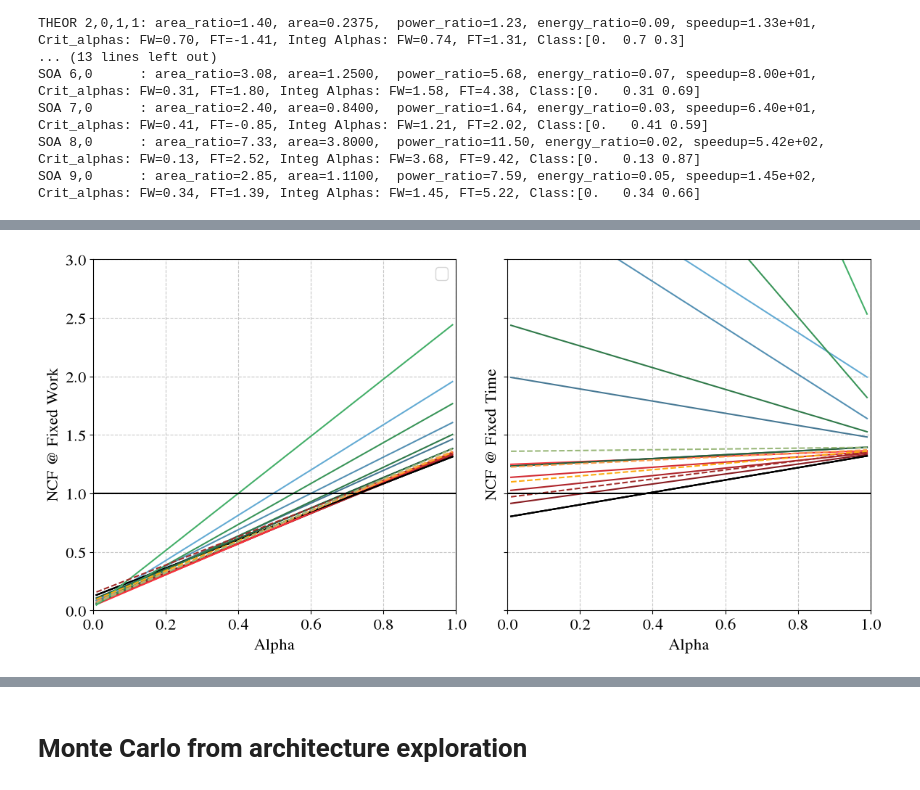
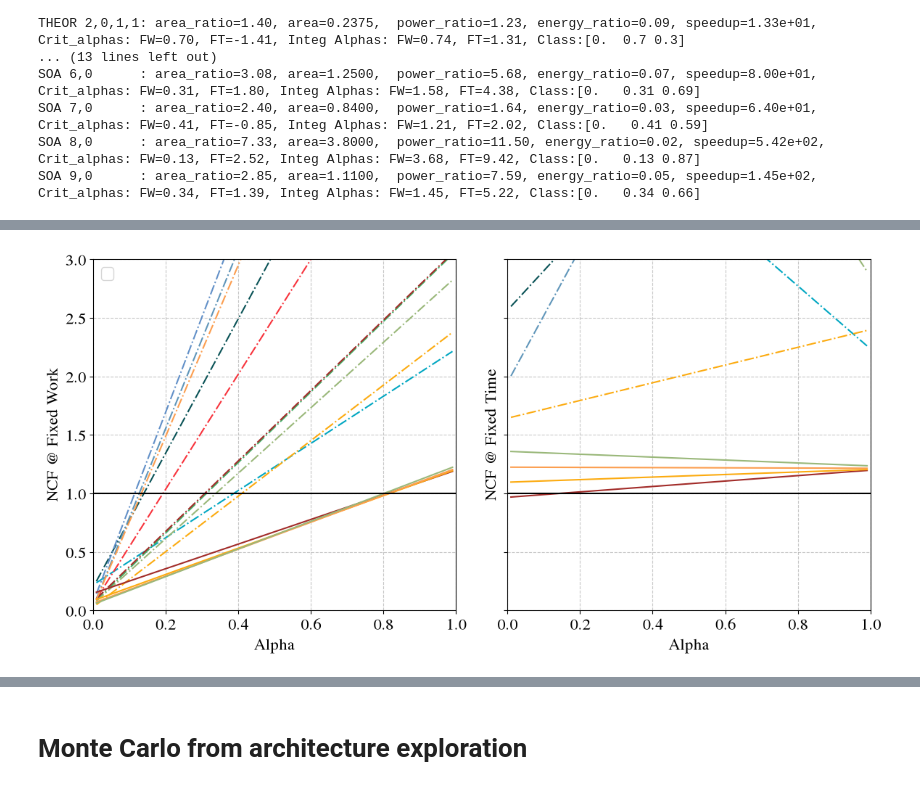
Before and after one commit to PolMaistriaux/IoT_Node_Modeling, a Jupyter notebook: Test_new_applications/Notebook_ASI_Framework.ipynb, the cells around one changed output, grey strips where cells are left out. Drawn from its saved outputs; the diff is of its cells as text; code cells hidden in the pictures.

```diff
--- a/Test_new_applications/Notebook_ASI_Framework.ipynb
+++ b/Test_new_applications/Notebook_ASI_Framework.ipynb
@@ -125,6 +125,8 @@ baseline_techNode= 65 #10
 baseline_energy  = nFFT* 5.7e-9
 baseline_latency = nFFT* 80
 baseline_power   = baseline_energy / baseline_latency
+
+area_overlap = 0 #0.095
 # %%
 # ----------------------------------------------------------------------
 #           RATIO
@@ -142,7 +144,7 @@ pipe_theor_Power          = pipe_theor_Energy       / pipe_theor_Latency
 
 # ----------------------------------------------------------------------
 
-theor_Area             = np.array([pipe_theor_Area         ,  para_theor_Area     ,  pipePara_theor_Area])
+theor_Area             = np.array([pipe_theor_Area         ,  para_theor_Area     ,  pipePara_theor_Area]) - area_overlap
 theor_Latency          = np.array([pipe_theor_Latency      ,  para_theor_Latency  ,  pipePara_theor_Latency])
 theor_Energy           = np.array([pipe_theor_Energy       ,  para_theor_Energy   ,  pipePara_theor_Energy])
 theor_Speedup          = np.array([pipe_theor_Speedup      ,  para_theor_Speedup  ,  pipePara_theor_Speedup])
@@ -150,7 +152,7 @@ theor_Power            = np.array([pipe_theor_Power        ,  para_theor_Power
 
 # ----------------------------------------------------------------------
 
-para_theor_area_ratio    = (para_theor_Area[:,:,np.newaxis]+baseline_area)    / baseline_area
+para_theor_area_ratio    = (para_theor_Area[:,:,np.newaxis]+baseline_area - area_overlap)    / baseline_area
 para_theor_power_ratio   = para_theor_Power   / baseline_power
 para_theor_energy_ratio  = para_theor_Energy  / baseline_energy
 para_theor_latency_ratio = para_theor_Latency / baseline_latency
@@ -158,7 +160,7 @@ para_theor_speedup_ratio = 1/(para_theor_latency_ratio)
 
 
 # ----------------------------------------------------------------------
-pipe_theor_area_ratio    = (pipe_theor_Area[:,:,np.newaxis]+baseline_area)    / baseline_area
+pipe_theor_area_ratio    = (pipe_theor_Area[:,:,np.newaxis]+baseline_area - area_overlap)    / baseline_area
 pipe_theor_power_ratio   = pipe_theor_Power   / baseline_power
 pipe_theor_energy_ratio  = pipe_theor_Energy  / baseline_energy
 pipe_theor_latency_ratio = pipe_theor_Latency / baseline_latency
@@ -166,7 +168,7 @@ pipe_theor_speedup_ratio = 1/(pipe_theor_latency_ratio)
 
 
 # ----------------------------------------------------------------------
-pipePara_theor_area_ratio    = (pipePara_theor_Area[:,:,np.newaxis]+baseline_area)    / baseline_area
+pipePara_theor_area_ratio    = (pipePara_theor_Area[:,:,np.newaxis]+baseline_area - area_overlap)    / baseline_area
 pipePara_theor_power_ratio   = pipePara_theor_Power   / baseline_power
 pipePara_theor_energy_ratio  = pipePara_theor_Energy  / baseline_energy
 pipePara_theor_latency_ratio = pipePara_theor_Latency / baseline_latency
@@ -186,7 +188,7 @@ theor_speedup_ratio     = np.array([pipe_theor_speedup_ratio    , para_theor_spe
 
 #----------------------------------------------------------------------------------
 
-our_Area           = np.array([0.119    , 0.123    , 0.129    , 0.141    ] )  +0.095
+our_Area           = np.array([0.119    , 0.123    , 0.129    , 0.141    ] )
 our_NFFT           = np.array([4096     , 4096     , 4096     , 4096     ] )
 our_Latency_pFFT   = np.array([98423    , 49250    , 32883    , 24723    ] )  /2
 our_Energy_pFFT    = np.array([3388.9   , 1922.4   , 1434.1   , 1197.6    ] ) *1e-9
@@ -590,6 +442,7 @@ plt.show()
 # %%
-plot_soa = 0
-plot_our = 1
+plot_soa   = 1
+plot_our   = 1
+plot_theor = 0
 
 # Plot the operation footprint vs FFT throughput
 fig, ax = plt.subplots(len(baseline_area),2,figsize=(12*len(baseline_area), 6), sharey='row', squeeze=False)
@@ -601,41 +454,41 @@ for a in range(len(baseline_area)):
     ax[a,0].grid(True, which='both', linestyle='--', alpha=0.7)
     ax[a,1].grid(True, which='both', linestyle='--', alpha=0.7)
 
     # Add our accelerator
-
-    for k in range(3):
-        for d, j in enumerate(analysis_Mem_type):
-            p = ax[a,0].plot(alpha_studied,   theor_ncf_res[:,a,k,0,d,0],   color = 'black' , linestyle ='-')
-            p = ax[a,1].plot(alpha_studied,   theor_ncf_res[:,a,k,0,d,1],   color = 'black' , linestyle ='-')
-        for i in range(1,arch_Dim):
+    if plot_theor:
+        for k in range(3):
             for d, j in enumerate(analysis_Mem_type):
-                p = ax[a,0].plot(alpha_studied,   theor_ncf_res[:,a,k,i,d,0],   color = color_array[k,i] , linestyle ='-')
-                p = ax[a,1].plot(alpha_studied,   theor_ncf_res[:,a,k,i,d,1],   color = color_array[k,i] , linestyle ='-')
+                p = ax[a,0].plot(alpha_studied,   theor_ncf_res[:,a,k,0,d,0],   color = 'black' , linestyle ='-')
+                p = ax[a,1].plot(alpha_studied,   theor_ncf_res[:,a,k,0,d,1],   color = 'black' , linestyle ='-')
+            for i in range(1,arch_Dim):
+                for d, j in enumerate(analysis_Mem_type):
+                    p = ax[a,0].plot(alpha_studied,   theor_ncf_res[:,a,k,i,d,0],   color = color_array[k,i] , linestyle ='-')
+                    p = ax[a,1].plot(alpha_studied,   theor_ncf_res[:,a,k,i,d,1],   color = color_array[k,i] , linestyle ='-')
 
     if plot_soa:
         for i in range(soa_area_ratio.shape[0]):
             p = ax[a,0].plot(alpha_studied,   soa_ncf_res[:,a,i,0],   color = listColor[i] , linestyle ='-.')
             p = ax[a,1].plot(alpha_studied,   soa_ncf_res[:,a,i,1],   color = listColor[i] , linestyle ='-.')
 
     if plot_our:
         for i in range(our_area_ratio.shape[0]):
-            p = ax[a,0].plot(alpha_studied,   our_ncf_res[:,a,i,0],   color = listColor[i+6] , linestyle ='--')
-            p = ax[a,1].plot(alpha_studied,   our_ncf_res[:,a,i,1],   color = listColor[i+6] , linestyle ='--')
+            p = ax[a,0].plot(alpha_studied,   our_ncf_res[:,a,i,0],   color = listColor[i+6] , linestyle ='-')
+            p = ax[a,1].plot(alpha_studied,   our_ncf_res[:,a,i,1],   color = listColor[i+6] , linestyle ='-')
 
     ax[a,0].hlines(y=1,xmin = 0, xmax=1, color= "black")
     ax[a,1].hlines(y=1,xmin = 0, xmax=1, color= "black")
     ax[a,0].set_ylim([0,3])
     ax[a,1].set_ylim([0,3])
     ax[a,0].set_xlim([0,1])
     ax[a,1].set_xlim([0,1])
     ax[a,0].set_xlabel("Alpha")
     ax[a,1].set_xlabel("Alpha")
     ax[a,0].set_ylabel("NCF @ Fixed Work")
     ax[a,1].set_ylabel("NCF @ Fixed Time")
     ax[a,0].legend()
 
 # Add legend
 fig.tight_layout()
 plt.show()
 # %% [output]
-[figure, old version]
+[figure, new version]
```
Also changed, not shown: parts of 10 cells of this notebook, 1 other file.
